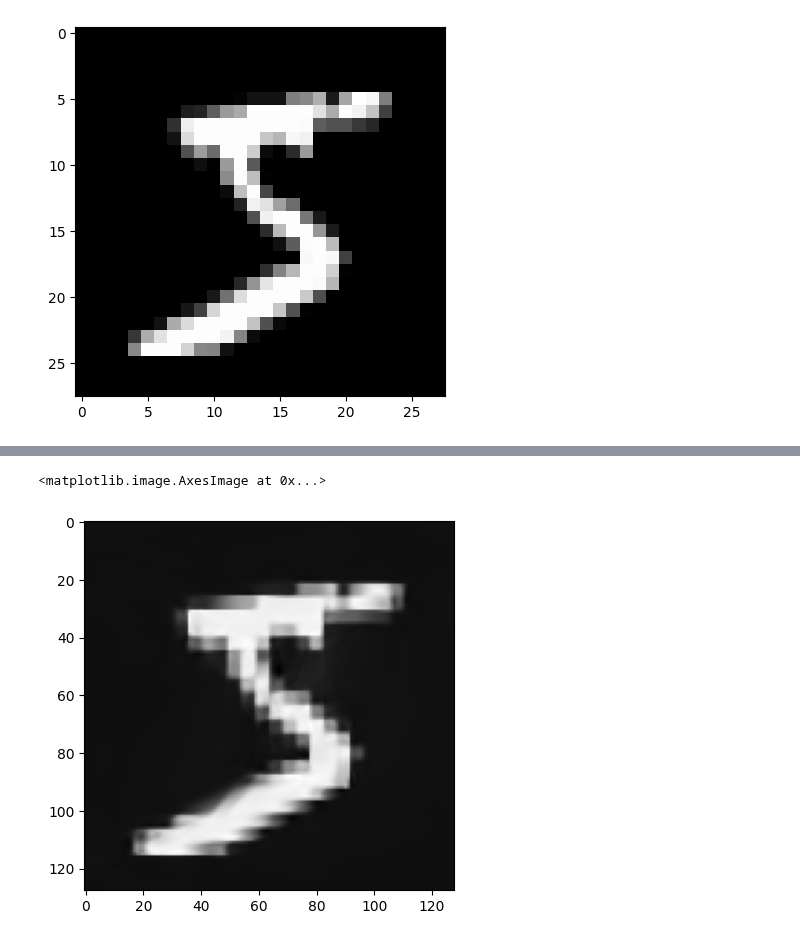
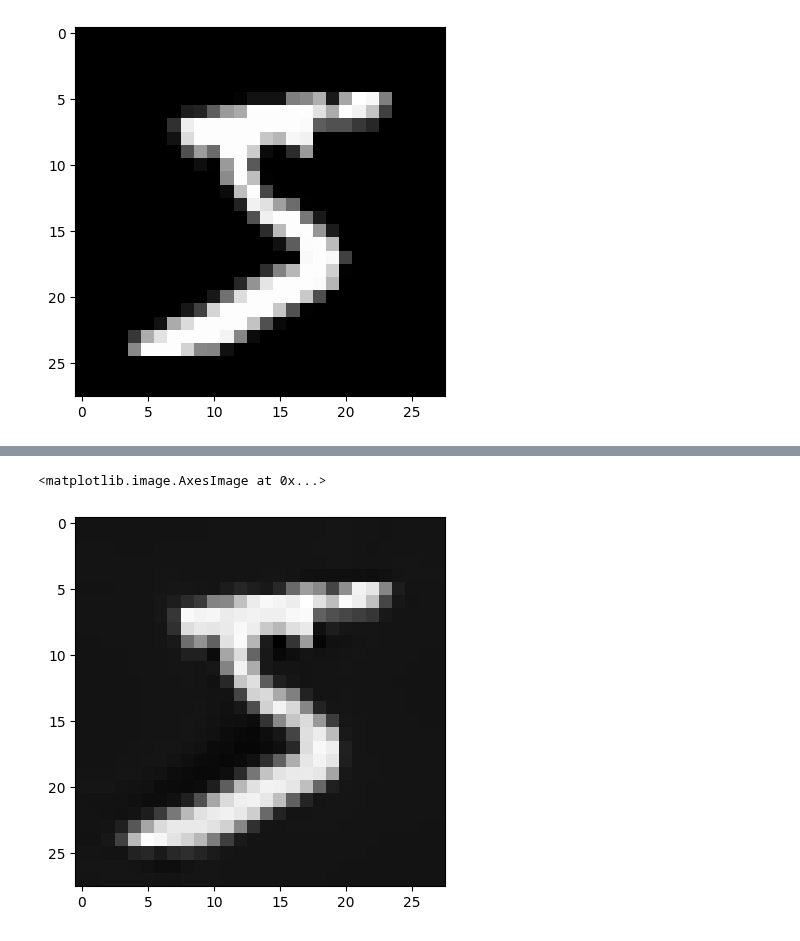
Before and after one commit to DavidRuhe/rail1, a Jupyter notebook: src/cnf/mnist_equivariant_1.ipynb, the cells around one changed output, grey strips where cells are left out. Saved outputs shown, nothing was run; the diff lists cells and outputs as text; code cells hidden in the pictures.

Commit message:
notebook for editing canvas

```diff
--- a/src/cnf/mnist_equivariant_1.ipynb
+++ b/src/cnf/mnist_equivariant_1.ipynb
@@ -66,10 +66,13 @@ batch_size = 1
 num_samples_per_batch = 1024
 
 def reflective_sin_emb(x, dim):
+    # For circular:
+    # \left(-1\right)^{\operatorname{floor}\left(\frac{1-x}{2}\right)}\sin\left(\frac{\pi x}{2}\right)
+
     result = []
     for i in range(1, dim + 1, 2):
         result.append(torch.sin(i / 2 * torch.pi * x))
-    return (torch.stack(result, dim=-1) + 1) / 2
+    return torch.stack(result, dim=-1)
 
 i = 0
 
@@ -96,7 +99,7 @@ while True:
 
     input = input[..., 0]
 
-    # input = reflective_sin_emb(input, 2)
+    input = reflective_sin_emb(input, 1).squeeze(-1)
 
     input = input.view(batch_size * num_samples_per_batch, -1)
 
@@ -133,8 +136,24 @@ iteration 848, loss: 0.0034109721891582012
 KeyboardInterrupt:
 # %%
-size = 128
-X = torch.linspace(-1, 1, size)
-Y = torch.linspace(-1, 1, size)
+import numpy as np
+
+
+canvas = np.zeros((28, 28))
+
+
+
+translate = (0, 0)
+scale = 1
+
+size = 28
+
+size = int(size * scale)
+repeats = 1
+
+base = (len(canvas) - size * repeats) // 2
+X = torch.linspace(-1, -1 + repeats * 2, size * repeats)
+Y = torch.linspace(-1, -1 + repeats * 2, size * repeats)
+
 X, Y = torch.meshgrid(X, Y, indexing='xy')
 coordinates = torch.stack([X, Y], dim=-1).cuda()
 coordinates = coordinates.view(-1, 2)
@@ -150,17 +169,22 @@ input = ca.geometric_product(
 
 input = input[..., 0]
 
-# input = reflective_sin_emb(input, 2)
+
+input = reflective_sin_emb(input, 1).squeeze(-1)
+
 
 with torch.no_grad():
     output = mlp(input)
 
-output = output.view(size, size).cpu().numpy()
+output = output.view(size * repeats, size * repeats).cpu().numpy()
+
+
+canvas[base + translate[0]:base + size * repeats + translate[0], base + translate[1]:base + size * repeats + translate[1]] = output
 # %%
-plt.imshow(output, cmap='gray')
+plt.imshow(canvas, cmap='gray')
 # %% [output]
 <matplotlib.image.AxesImage at 0x...>
-[figure, old version]
+[figure, new version]
 # %%
 bv = ca.random_grade(2)
 bv = bv / ca.norm(bv)
```
Also changed, not shown: parts of 3 cells of this notebook, 1 other file.
